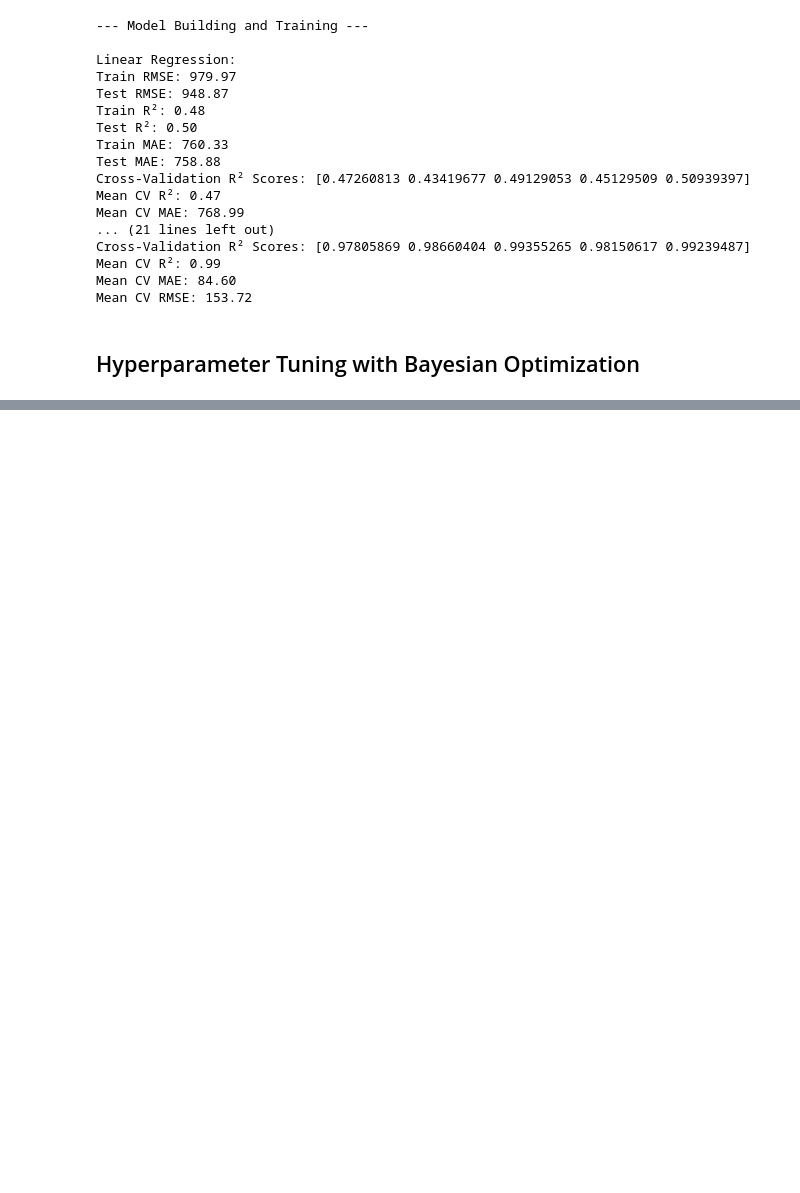
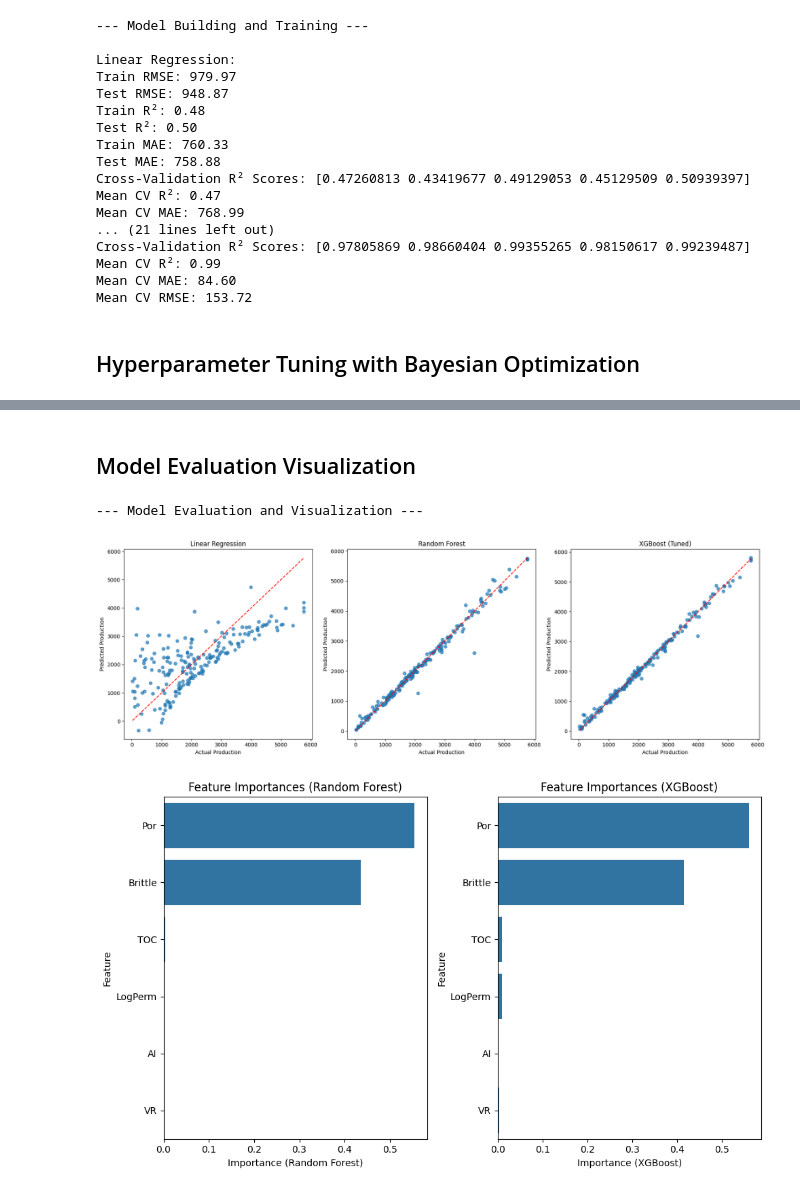
Before and after one commit to vissutagunawan/pre-test-hackathon-kgi, a Jupyter notebook: Case_1/main.ipynb, the cells around one changed output, grey strips where cells are left out. Drawn from its saved outputs; the diff is of its cells as text; code cells hidden in the pictures; blank space fills up the shorter version.

Commit message:
Case_1: add model evaluation visualization

```diff
--- a/Case_1/main.ipynb
+++ b/Case_1/main.ipynb
@@ -257,3 +257,57 @@ Best parameters: {'learning_rate': 0.07926085787340095, 'max_depth': 4, 'n_estim
 Best CV RMSE: 116.08
 Best Model RMSE on Test Set: 107.37
 Best Model R² on Test Set: 0.99
+# %% [markdown]
+## Model Evaluation Visualization
+# %%
+print("\n--- Model Evaluation and Visualization ---")
+
+plt.figure(figsize=(18, 6))
+
+plt.subplot(1, 3, 1)
+plt.scatter(y_test, lr_pred, alpha=0.7)
+plt.plot([y_test.min(), y_test.max()], [y_test.min(), y_test.max()], 'r--')
+plt.xlabel('Actual Production')
+plt.ylabel('Predicted Production')
+plt.title('Linear Regression')
+
+plt.subplot(1, 3, 2)
+plt.scatter(y_test, rf_pred, alpha=0.7)
+plt.plot([y_test.min(), y_test.max()], [y_test.min(), y_test.max()], 'r--')
+plt.xlabel('Actual Production')
+plt.ylabel('Predicted Production')
+plt.title('Random Forest')
+
+plt.subplot(1, 3, 3)
+plt.scatter(y_test, best_pred, alpha=0.7)
+plt.plot([y_test.min(), y_test.max()], [y_test.min(), y_test.max()], 'r--')
+plt.xlabel('Actual Production')
+plt.ylabel('Predicted Production')
+plt.title('XGBoost (Tuned)')
+
+plt.tight_layout()
+plt.savefig('model_predictions.png')
+
+plt.figure(figsize=(10, 6))
+feature_importance = pd.DataFrame({
+    'Feature': X.columns,
+    'Importance (Random Forest)': rf_model.feature_importances_,
+    'Importance (XGBoost)': best_xgb.feature_importances_
+})
+
+feature_importance = feature_importance.sort_values('Importance (Random Forest)', ascending=False)
+
+plt.subplot(1, 2, 1)
+sns.barplot(x='Importance (Random Forest)', y='Feature', data=feature_importance)
+plt.title('Feature Importances (Random Forest)')
+
+plt.subplot(1, 2, 2)
+sns.barplot(x='Importance (XGBoost)', y='Feature', data=feature_importance)
+plt.title('Feature Importances (XGBoost)')
+
+plt.tight_layout()
+plt.savefig('feature_importance.png')
+# %% [output]
+--- Model Evaluation and Visualization ---
+[figure, added]
+[figure, added]
```
